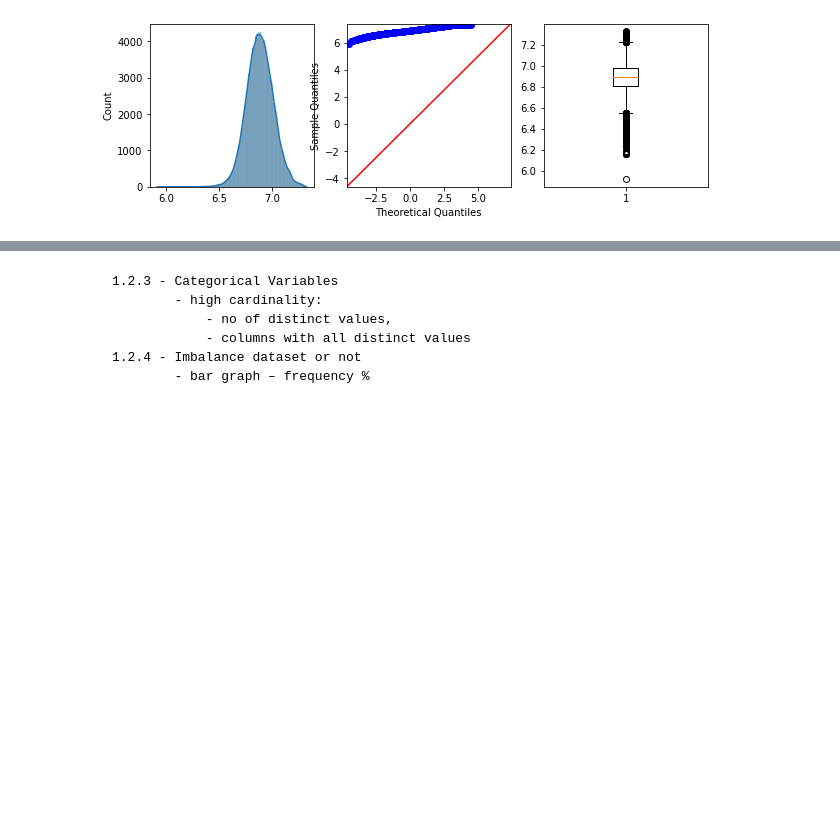
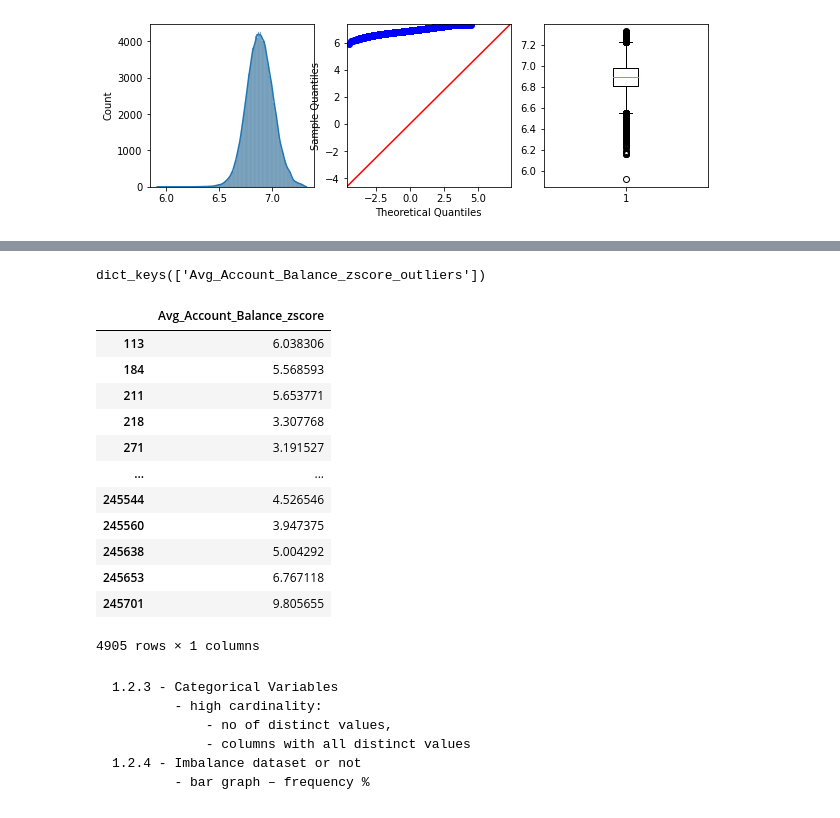
Before and after one commit to eswarpoluri/EDA, a Jupyter notebook: EDA.ipynb, the cells around one changed output, grey strips where cells are left out. Drawn from its saved outputs; the diff is of its cells as text; code cells hidden in the pictures; blank space fills up the shorter version.

```diff
--- a/EDA.ipynb
+++ b/EDA.ipynb
@@ -281,3 +314,34 @@ kurtosis: 0.28578883997544224
+# %%
+# outliers_list to get outlier columns and its values.
+# It gives dict with outlier column names and its dataframes
+def outliers_list(dataframe):
+    df = dataframe
+    outliers_list = {}
+    df_zs = df_zscore(df)
+    for col_name, col in df_zs.iteritems():
+        outlier_col = df_zs.loc[abs(df_zs[col_name])>3, [col_name]]
+        if not outlier_col.empty:
+            outliers_list[col_name + '_outliers'] = outlier_col
+    return outliers_list
+
+outliers_list = outliers_list(df)
+print(outliers_list.keys())
+outliers_list['Avg_Account_Balance_zscore_outliers']
+# %% [output]
+dict_keys(['Avg_Account_Balance_zscore_outliers'])
+|  | Avg_Account_Balance_zscore |
+| 113 | 6.038306 |
+| 184 | 5.568593 |
+| 211 | 5.653771 |
+| 218 | 3.307768 |
+| 271 | 3.191527 |
+| ... | ... |
+| 245544 | 4.526546 |
+| 245560 | 3.947375 |
+| 245638 | 5.004292 |
+| 245653 | 6.767118 |
+| 245701 | 9.805655 |
+4905 rows × 1 columns
 # %% [markdown]
 
     1.2.3 - Categorical Variables
```
Also changed, not shown: parts of 6 cells of this notebook.
